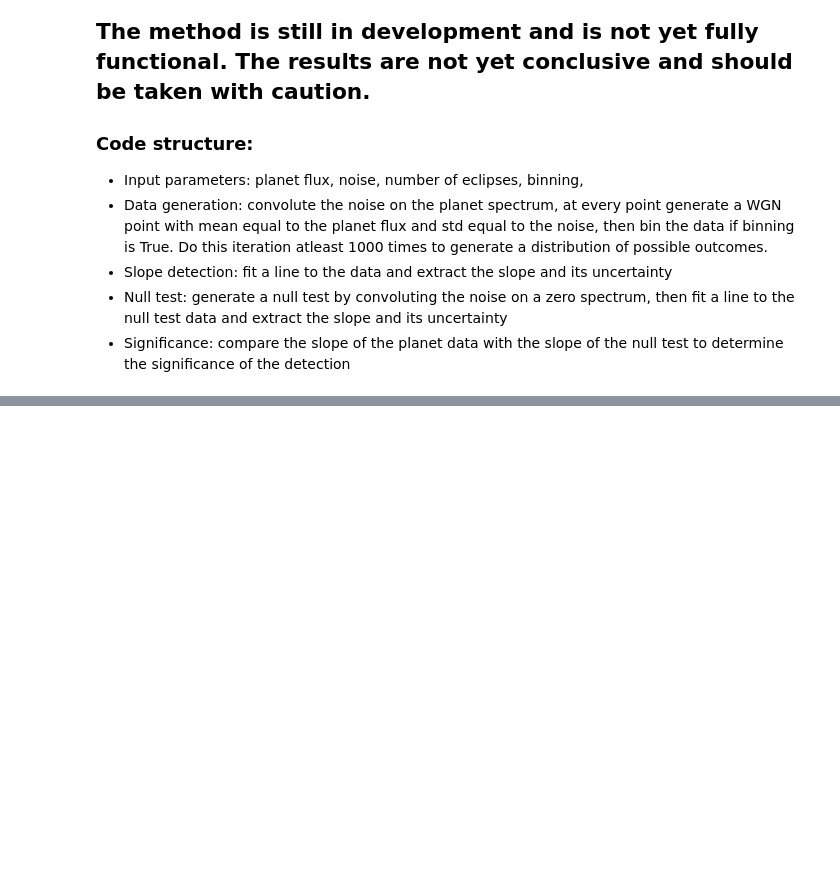
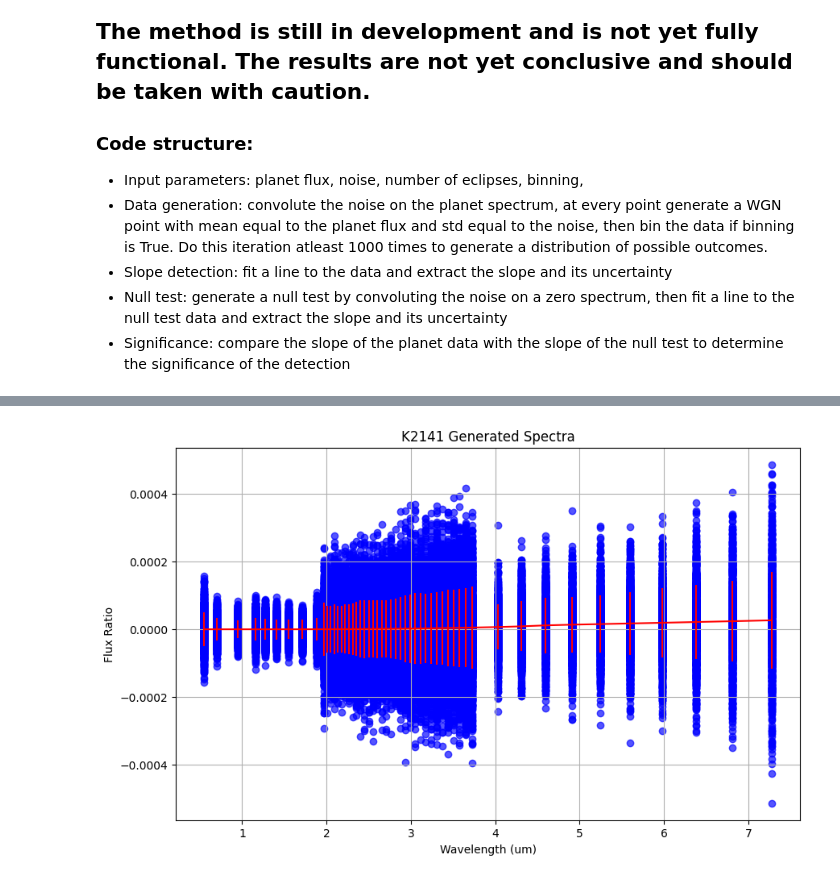
Before and after one commit to lorlo9999/MasterThesis, a Jupyter notebook: slope-detection.ipynb, the cells around one changed output, grey strips where cells are left out. Cells and saved outputs as stored; diff of their text form; code cells hidden in the pictures; blank space fills up the shorter version.

Commit message:
Implemented Dayside Analysis

```diff
--- a/slope-detection.ipynb
+++ b/slope-detection.ipynb
@@ -142,6 +142,9 @@ sigma = 1 #sigma level for error bars
 N = 1000 #iterations for data generation
 obs = 8 #number of eclipses observed
 
+#dayside
+dayside = True #dayside on top of the nightside
+
 #binning points
 new_point9 = (4.305457, 0.28225, 4.5973, 0.3014)
 new_point10 = (4.908865, 0.322, 5.24157, 0.344)
@@ -369,0 +393,82 @@ The measured slope is 0.47σ away from zero
+# %%
+fig = plt.figure(figsize=(10, 6))
+#plot of half of the generated spectra with error bars
+for i in range(N):
+    plt.scatter(wl, val_gen[i,:], color='blue', alpha = 0.67)
+
+#plot of the original spectrum points with error bars
+plt.errorbar(wl, val, yerr=noise/np.sqrt(obs) * sigma, color='red', label='Original Spectrum', alpha = 1)
+
+plt.xlabel('Wavelength (um)')
+plt.ylabel('Flux Ratio')
+plt.title(f'{name} Generated Spectra')
+#plt.legend()
+plt.grid()
+show()
+
+if dayside:
+    fig = plt.figure(figsize=(10, 6))
+    for i in range(N):
+        plt.scatter(wl_d, val_gen_d[i,:], color='blue', alpha = 0.67)
+
+    plt.errorbar(wl_d, val_d, yerr=noise/np.sqrt(obs) * sigma, color='red', label='Dayside Spectrum', alpha = 1)
+
+    plt.xlabel('Wavelength (um)')
+    plt.ylabel('Flux Ratio')
+    plt.title(f'{name} Dayside Generated Spectra')
+    #plt.legend()
+    plt.grid()
+    show()
+
+fig = plt.figure(figsize=(10, 6))
+
+#plot the average slope line
+plt.plot(wl, y_line, color='green', label=f'Average Slope = {slope_avg:.2e} ± {slope_std:.2e}', alpha = 0.5)
+#1-sigma error region
+plt.fill_between(wl, y_line + slope_std, y_line - slope_std, color='green', alpha=0.2)
+
+plt.scatter(wl, val, color='green', label='Original Spectrum', alpha = 1)
+
+#plot the null slope line
+plt.plot(wl, null_line, color='black', label=f'Null Average Slope = {null_slope_avg:.2e} ± {null_slope_std:.2e}', alpha = 0.5)
+#1-sigma error region
+plt.fill_between(wl, null_line + null_slope_std, null_line - null_slope_std, color='black', alpha=0.2)
+
+plt.xlabel('Wavelength (um)')
+plt.ylabel('Flux Ratio')
+plt.title(f'{name} Average Slope Comparison')
+plt.legend()
+plt.grid()
+show()
+
+#perform Z-test
+Z_score = (slope_avg - null_slope_avg) / null_slope_std
+print(fr"The measured slope is {Z_score:.2f}σ away from zero")
+
+if dayside:
+    fig = plt.figure(figsize=(10, 6))
+
+    #plot dayside slope line
+    plt.plot(wl_d, y_line_d, color='orange', label=f'Dayside Average Slope = {slope_avg_d:.2e} ± {slope_std_d:.2e}', alpha = 0.5)
+    #1-sigma error region
+    plt.fill_between(wl_d, y_line_d + slope_std_d, y_line_d - slope_std_d, color='orange', alpha=0.2)
+    plt.scatter(wl_d, val_d, color='orange', label='Dayside Spectrum', alpha = 1)
+
+    #plot the average slope line
+    plt.plot(wl, y_line, color='green', label=f'Average Slope = {slope_avg:.2e} ± {slope_std:.2e}', alpha = 0.5)
+    #1-sigma error region
+    plt.fill_between(wl, y_line + slope_std, y_line - slope_std, color='green', alpha=0.2)
+
+    #plot the null slope line
+    plt.plot(wl, null_line, color='black', label=f'Null Average Slope = {null_slope_avg:.2e} ± {null_slope_std:.2e}', alpha = 0.5)
+    #1-sigma error region
+    plt.fill_between(wl, null_line + null_slope_std, null_line - null_slope_std, color='black', alpha=0.2)
+
+    plt.xlabel('Wavelength (um)')
+    plt.ylabel('Flux Ratio')
+    plt.title(f'{name} Average Slope Comparison with Dayside')
+    plt.legend()
+    plt.grid()
+    show()
+# %% [output]
+[figure, added]
```
Also changed, not shown: parts of 2 cells of this notebook.
